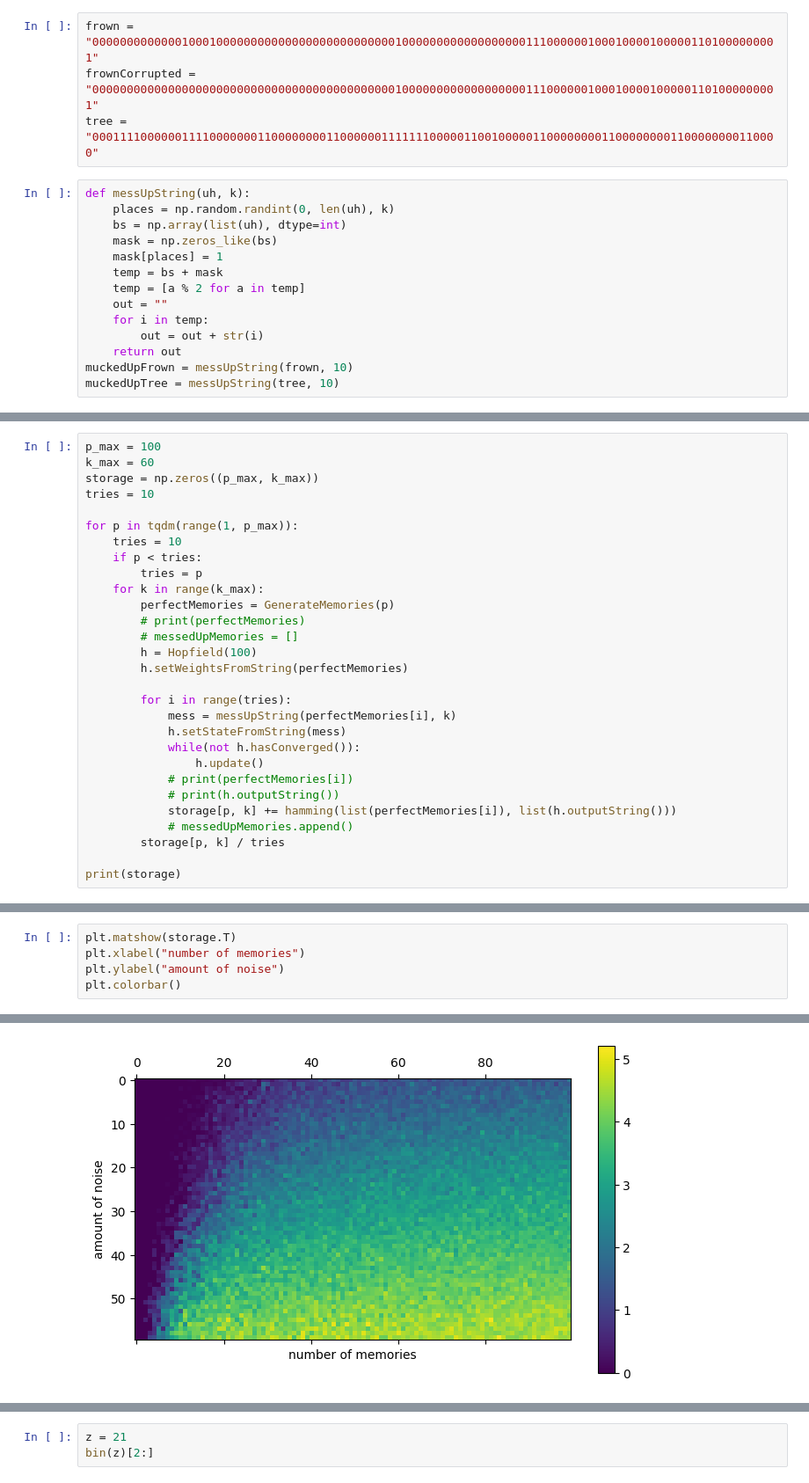
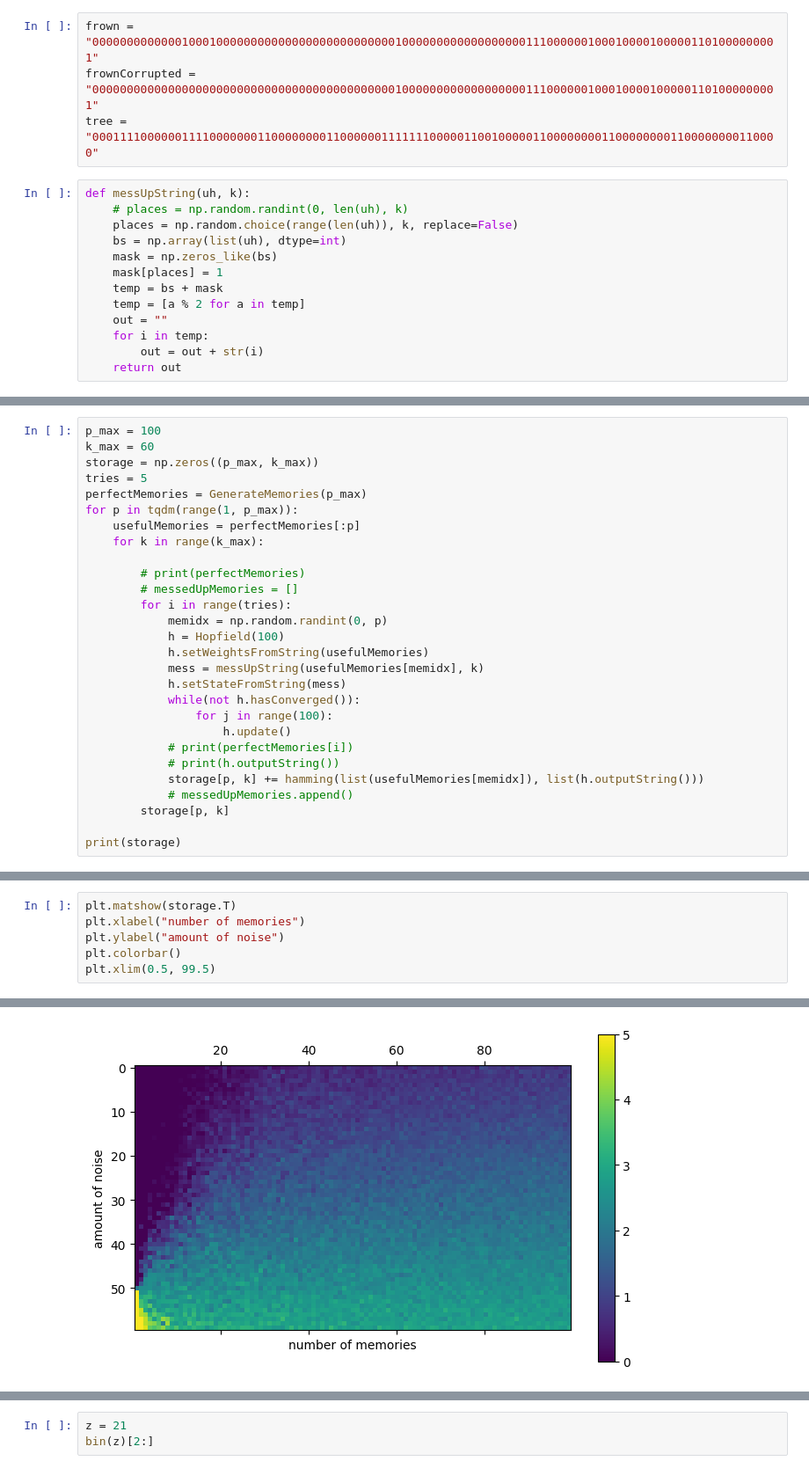
Before and after one commit to Goldartfrog/ComputationalPhysics, a Jupyter notebook: CompPhys/Project 3/Hopfield.ipynb, the cells around one changed output, grey strips where cells are left out. Shown at 88% size. Drawn from its saved outputs; the diff is of its cells as text.

```diff
--- a/CompPhys/Project 3/Hopfield.ipynb
+++ b/CompPhys/Project 3/Hopfield.ipynb
@@ -182,7 +179,8 @@ frownCorrupted = "00000000000000000000000000000000000000000000100000000000000000
 tree = "0001111000000111100000001100000000110000001111111000001100100000110000000011000000001100000000110000"
 # %%
 def messUpString(uh, k):
-    places = np.random.randint(0, len(uh), k)
+    # places = np.random.randint(0, len(uh), k)
+    places = np.random.choice(range(len(uh)), k, replace=False)
     bs = np.array(list(uh), dtype=int)
     mask = np.zeros_like(bs)
     mask[places] = 1
@@ -192,6 +190,4 @@ def messUpString(uh, k):
     for i in temp:
         out = out + str(i)
     return out
-muckedUpFrown = messUpString(frown, 10)
-muckedUpTree = messUpString(tree, 10)
 # %%
@@ -234,29 +231,28 @@ GenerateMemories(3)
 p_max = 100
 k_max = 60
 storage = np.zeros((p_max, k_max))
-tries = 10
+tries = 5
+perfectMemories = GenerateMemories(p_max)
+for p in tqdm(range(1, p_max)):
+    usefulMemories = perfectMemories[:p]
+    for k in range(k_max):
 
-for p in tqdm(range(1, p_max)):
-    tries = 10
-    if p < tries:
-        tries = p
-    for k in range(k_max):
-        perfectMemories = GenerateMemories(p)
         # print(perfectMemories)
         # messedUpMemories = []
-        h = Hopfield(100)
-        h.setWeightsFromString(perfectMemories)
-
         for i in range(tries):
-            mess = messUpString(perfectMemories[i], k)
+            memidx = np.random.randint(0, p)
+            h = Hopfield(100)
+            h.setWeightsFromString(usefulMemories)
+            mess = messUpString(usefulMemories[memidx], k)
             h.setStateFromString(mess)
             while(not h.hasConverged()):
-                h.update()
+                for j in range(100):
+                    h.update()
             # print(perfectMemories[i])
             # print(h.outputString())
-            storage[p, k] += hamming(list(perfectMemories[i]), list(h.outputString()))
+            storage[p, k] += hamming(list(usefulMemories[memidx]), list(h.outputString()))
             # messedUpMemories.append()
-        storage[p, k] / tries
+        storage[p, k]
 
 print(storage)
 # %% [output]
@@ -272,4 +268,5 @@ plt.matshow(storage.T)
 plt.xlabel("number of memories")
 plt.ylabel("amount of noise")
 plt.colorbar()
+plt.xlim(0.5, 99.5)
 # %% [output]
@@ -277,3 +274,3 @@ plt.colorbar()
-[figure, old version]
+[figure, new version]
 # %%
 h = Hopfield(6)
```
Also changed, not shown: parts of 10 cells of this notebook, 2 other files.
